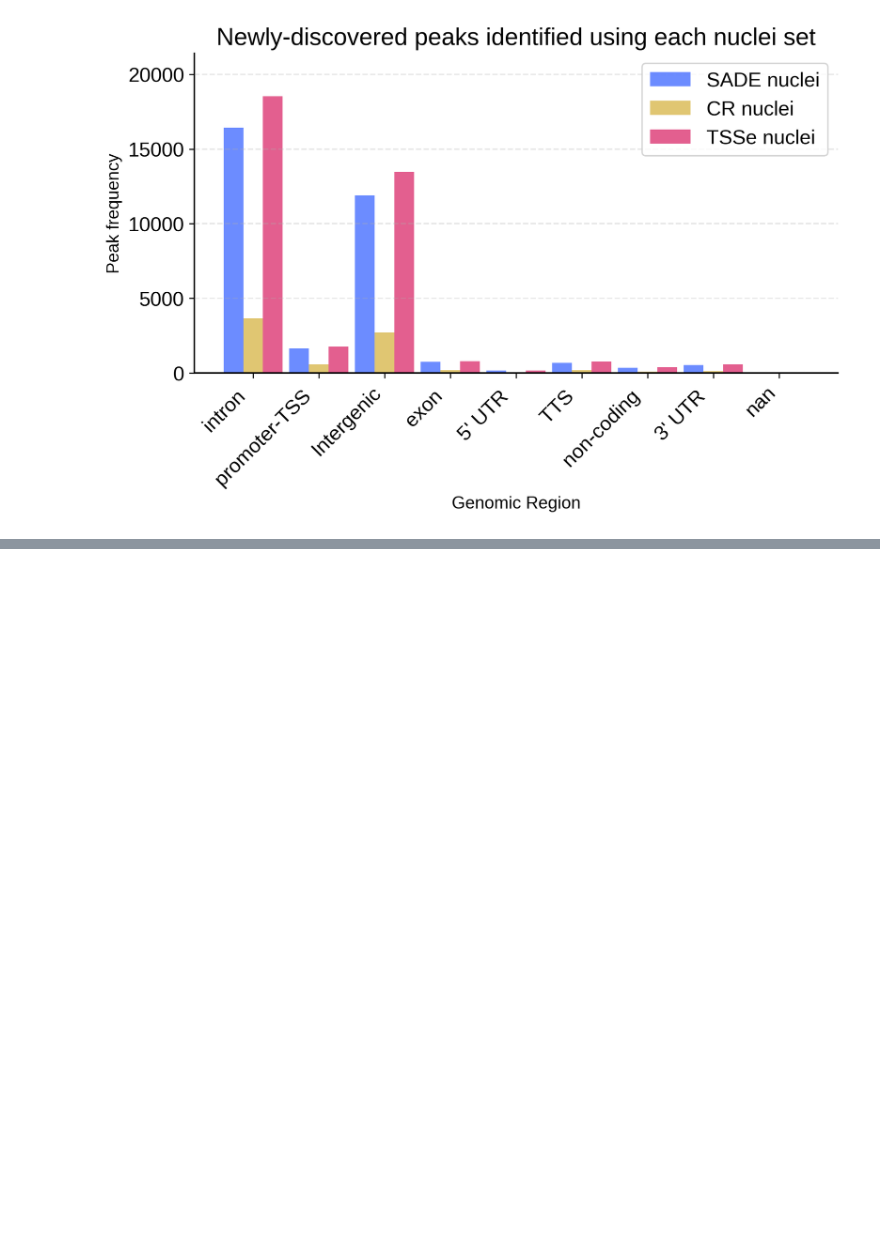
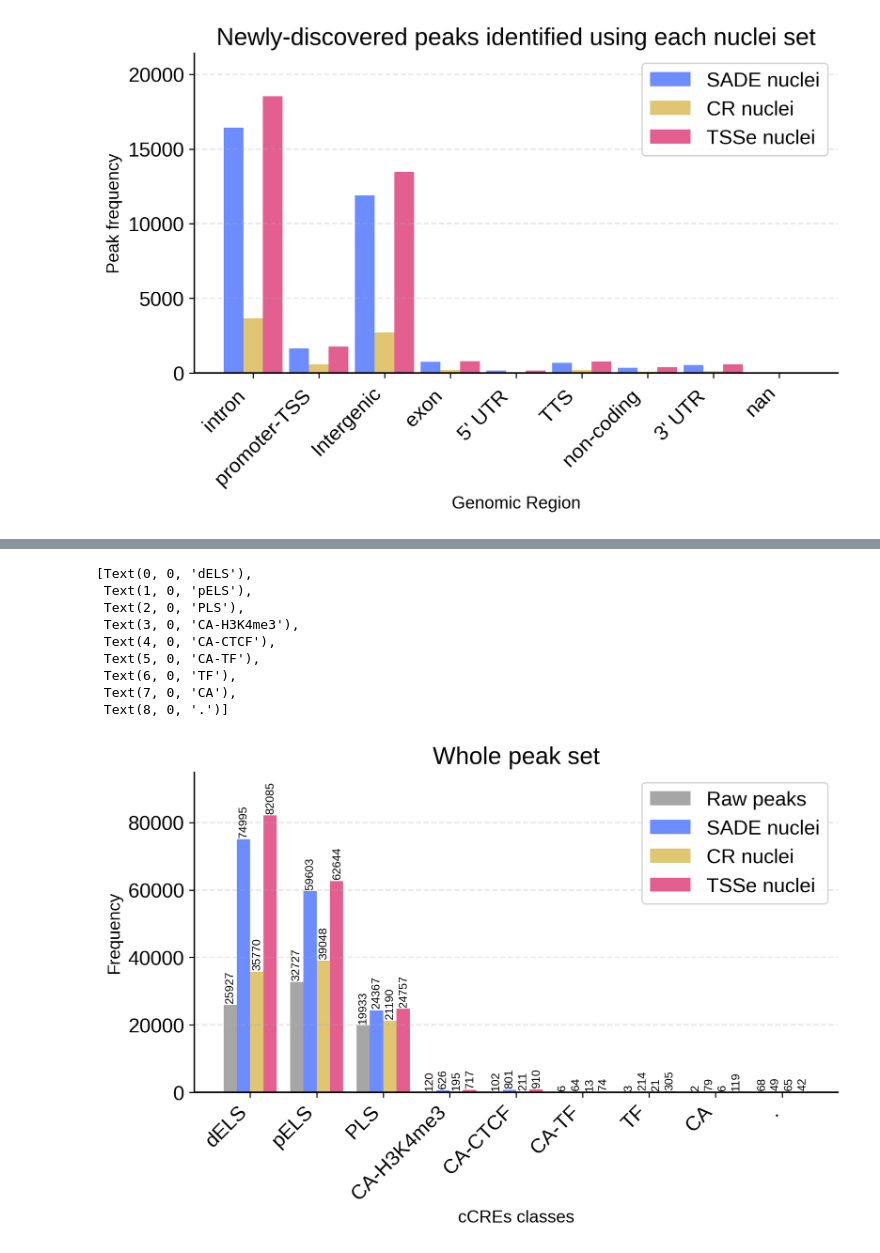
Before and after one commit to streetslab/SADE_manuscript, a Jupyter notebook: EDA/F3_peakset_comparison_cCRES_v.ipynb, the cells around one changed output, grey strips where cells are left out. Saved outputs shown, nothing was run; the diff lists cells and outputs as text; code cells hidden in the pictures; blank space fills up the shorter version.

```diff
--- a/EDA/F3_peakset_comparison_cCRES_v.ipynb
+++ b/EDA/F3_peakset_comparison_cCRES_v.ipynb
@@ -164,0 +308,53 @@ ax.set_xticklabels(labels, rotation=45, ha='right')
+# %%
+color_map = {'dELS': 'blue', 'pELS': 'orange', 'PLS': 'skyblue', 'CA-H3K4me3': 'red',
+                "CA-CTCF": 'purple', 'CA-TF': 'brown', 'TF': 'pink', "CA": 'slateblue', '.': 'grey'}
+index_map = {'dELS': 0, 'pELS': 1, 'PLS': 2, 'CA-H3K4me3': 3,
+                "CA-CTCF": 4, 'CA-TF': 5, 'TF': 6, "CA": 7, '.': 8}
+
+width = 0.2  # the width of the bars
+fig, ax = plt.subplots( nrows=1, ncols=1, figsize=(8,4))
+
+for d, c, poffset, l in zip([raw_peaks_cCREs, SADE_vs_raw_cCREs, CR_vs_raw_cCREs, TSSe_vs_raw_cCREs], ['grey', '#2E5BFF', "#D4AF37", '#D81B60'],
+                    width*np.array([-1.5, -0.5, 0.5, 1.5]),
+                    ['Raw peaks', 'SADE nuclei', 'CR nuclei', 'TSSe nuclei']):
+    freq_df = d['whole_peak_set']['cCREs_class'].value_counts()
+    x_positions = [index_map[idx] + poffset for idx in freq_df.index]
+    bars = ax.bar(x_positions, freq_df.values, width=width, alpha=0.7, color=c, label=f'{l}')
+    for bar, class_name in zip(bars, freq_df.index):
+        ax.annotate(
+            f'{freq_df[class_name]}',
+            xy=(bar.get_x() + bar.get_width() / 2, bar.get_height()),
+            xytext=(0 +  poffset, 1 ),
+            textcoords='offset points',
+            ha='center',
+            va='bottom',
+            fontsize=8,
+            rotation=90
+        )
+
+ax.spines['top'].set_visible(False)
+ax.spines['right'].set_visible(False)
+ax.yaxis.grid(True, linestyle='--', alpha=0.3, zorder=0)
+
+ax.set_ylim( 0, ax.get_ylim()[1]*1.1)
+ax.set_ylabel('Frequency', fontsize=12)
+ax.set_xlabel('cCREs classes', fontsize=12)
+ax.legend(loc='upper right', ncols=1, bbox_to_anchor=(1, 1))
+ax.set_title('Whole peak set')
+
+
+ticks = sorted(index_map.values())
+labels = sorted(index_map, key=index_map.get)
+ax.set_xticks(ticks)
+ax.set_xticklabels(labels, rotation=45, ha='right')
+# %% [output]
+[Text(0, 0, 'dELS'),
+ Text(1, 0, 'pELS'),
+ Text(2, 0, 'PLS'),
+ Text(3, 0, 'CA-H3K4me3'),
+ Text(4, 0, 'CA-CTCF'),
+ Text(5, 0, 'CA-TF'),
+ Text(6, 0, 'TF'),
+ Text(7, 0, 'CA'),
+ Text(8, 0, '.')]
+[figure, added]
```
Also changed, not shown: parts of 23 cells of this notebook, 2 other files.
